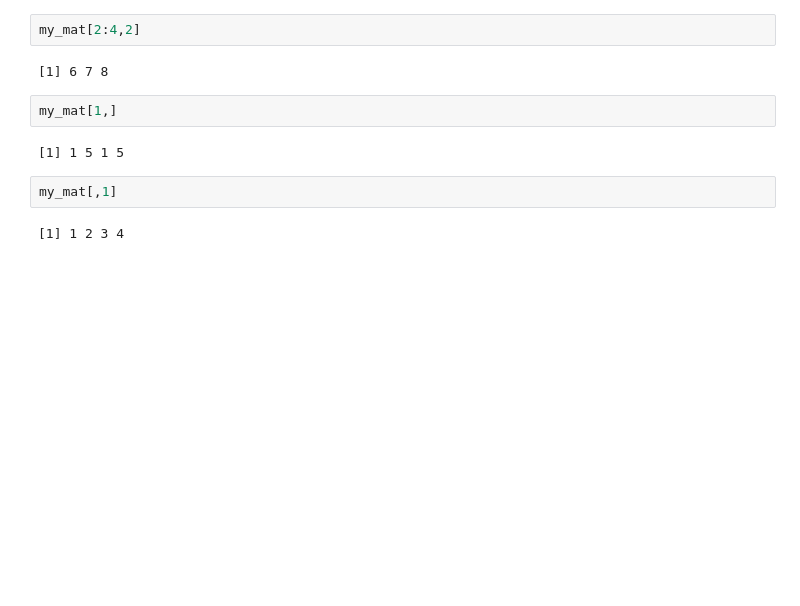
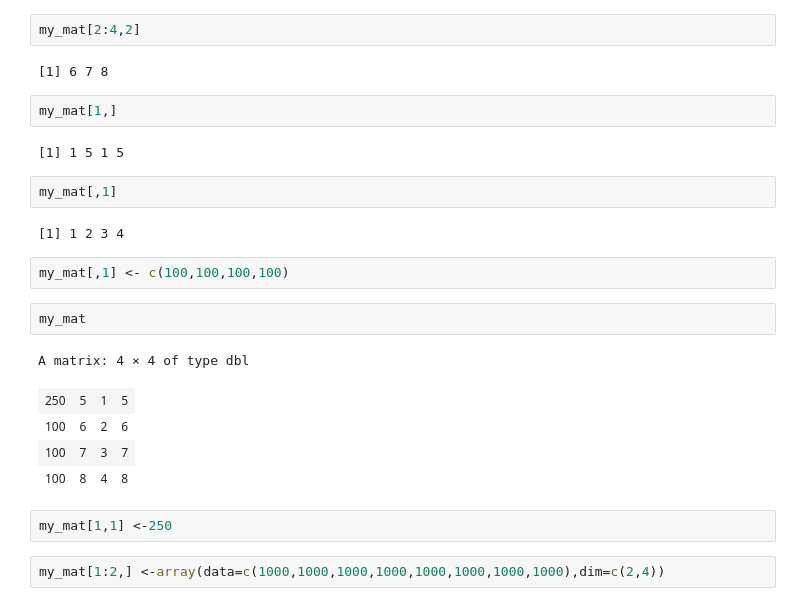
Before and after one commit to Prasannas544/Business_Analytics, a Jupyter notebook: 11thJuly.ipynb, the cells around one changed output. Drawn from its saved outputs; the diff is of its cells as text; blank space fills up the shorter version.

```diff
--- a/11thJuly.ipynb
+++ b/11thJuly.ipynb
@@ -101,3 +101,17 @@ my_mat[1,]
 my_mat[,1]
 # %% [output]
 [1] 1 2 3 4
+# %%
+my_mat[,1] <- c(100,100,100,100)
+# %%
+my_mat
+# %% [output]
+A matrix: 4 × 4 of type dbl
+| 250 | 5 | 1 | 5 |
+| 100 | 6 | 2 | 6 |
+| 100 | 7 | 3 | 7 |
+| 100 | 8 | 4 | 8 |
+# %%
+my_mat[1,1] <-250
+# %%
+my_mat[1:2,] <-array(data=c(1000,1000,1000,1000,1000,1000,1000,1000),dim=c(2,4))
```
Also changed, not shown: parts of 21 cells of this notebook.
